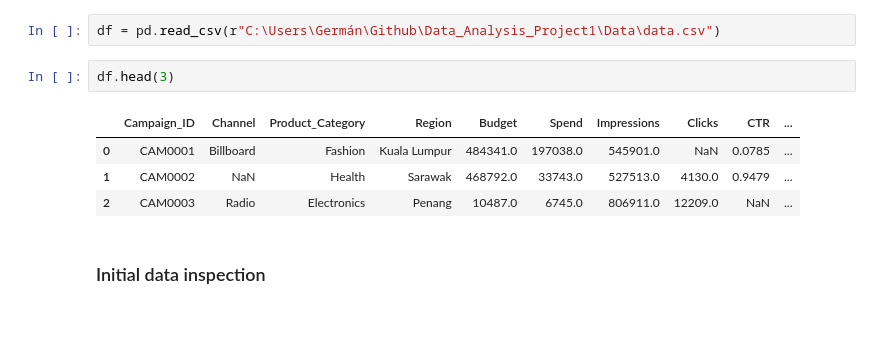
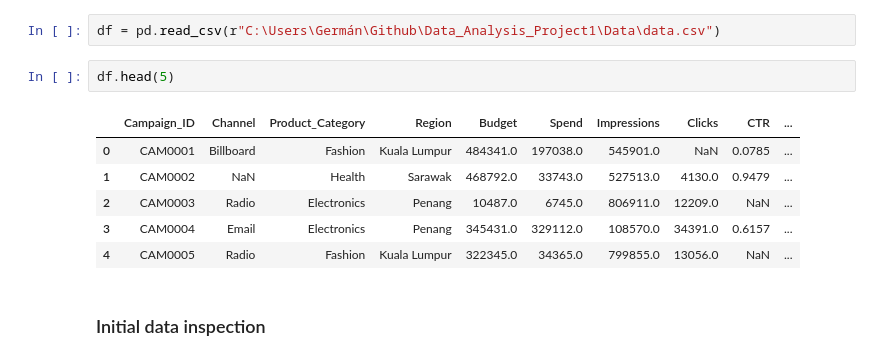
Before and after one commit to Germandcont/Data_Analysis_Project, a Jupyter notebook: Notebooks/Notebook.ipynb, the cells around one changed output. Drawn from its saved outputs; the diff is of its cells as text; blank space fills up the shorter version.

```diff
--- a/Notebooks/Notebook.ipynb
+++ b/Notebooks/Notebook.ipynb
@@ -11,12 +11,14 @@ import plotly.express as px
 # %%
 df = pd.read_csv(r"C:\Users\Germán\Github\Data_Analysis_Project1\Data\data.csv")
 # %%
-df.head(3)
+df.head(5)
 # %% [output]
 |  | Campaign_ID | Channel | Product_Category | Region | Budget | Spend | Impressions | Clicks | CTR | ... |
 | 0 | CAM0001 | Billboard | Fashion | Kuala Lumpur | 484341.0 | 197038.0 | 545901.0 | NaN | 0.0785 | ... |
 | 1 | CAM0002 | NaN | Health | Sarawak | 468792.0 | 33743.0 | 527513.0 | 4130.0 | 0.9479 | ... |
 | 2 | CAM0003 | Radio | Electronics | Penang | 10487.0 | 6745.0 | 806911.0 | 12209.0 | NaN | ... |
+| 3 | CAM0004 | Email | Electronics | Penang | 345431.0 | 329112.0 | 108570.0 | 34391.0 | 0.6157 | ... |
+| 4 | CAM0005 | Radio | Fashion | Kuala Lumpur | 322345.0 | 34365.0 | 799855.0 | 13056.0 | NaN | ... |
 # %% [markdown]
 ### Initial data inspection
 # %%
```
Also changed, not shown: parts of 16 cells of this notebook, 2 other files.
